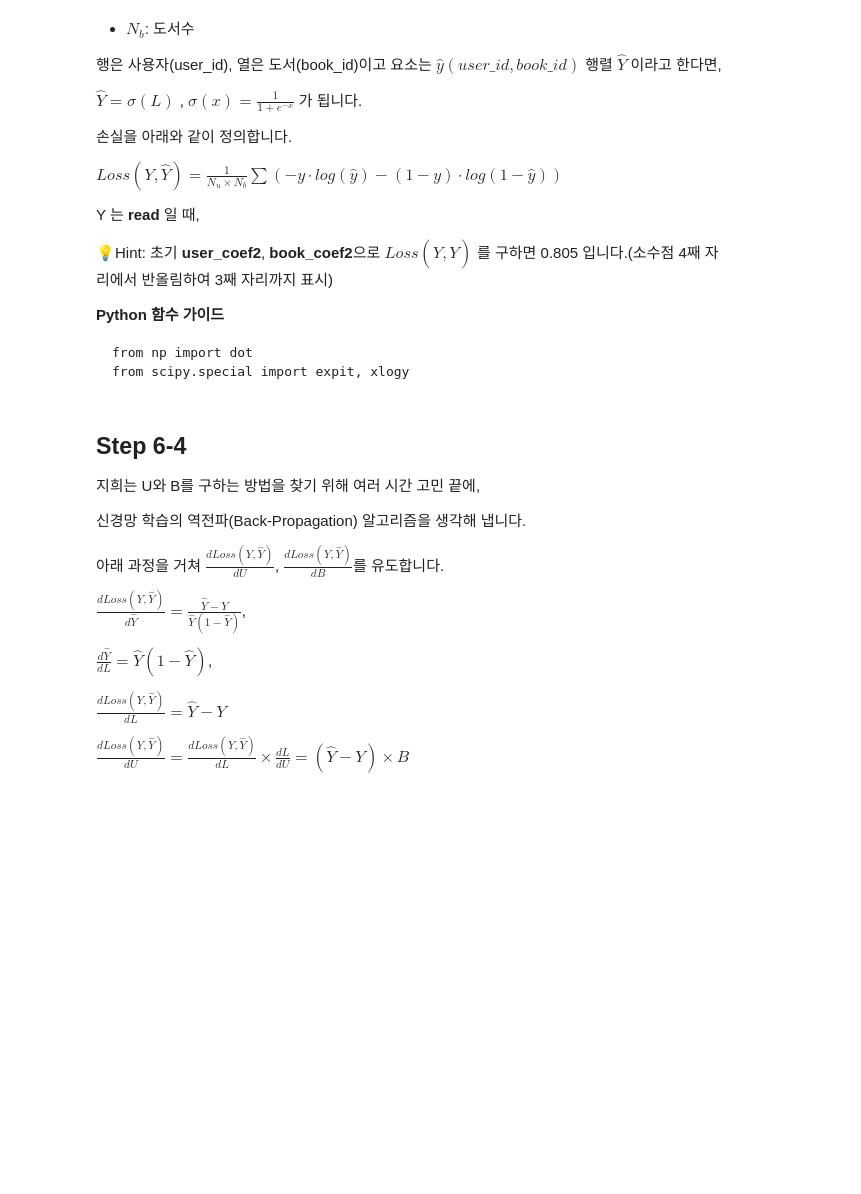
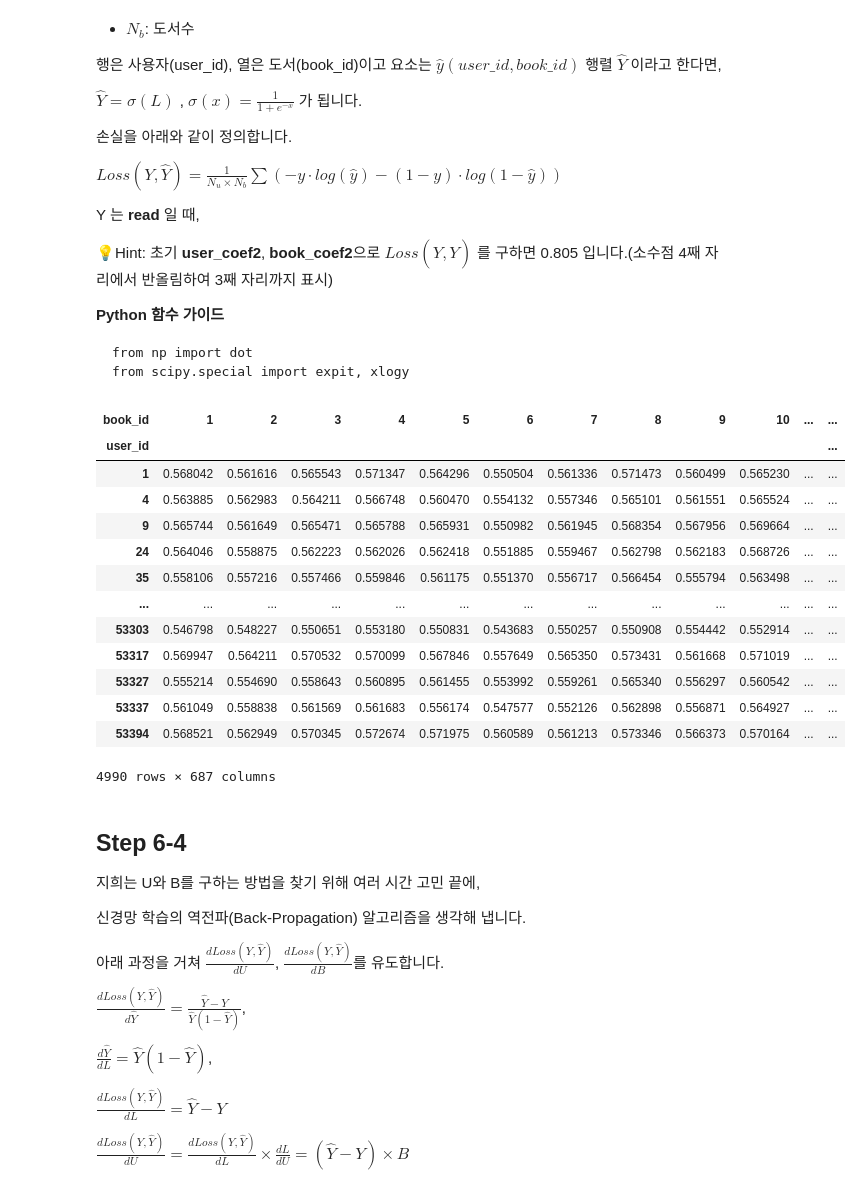
Before and after one commit to sunkusun9/DS_prob1_2510, a Jupyter notebook: prob_solution.ipynb, the cells around one changed output. Cells and saved outputs as stored; diff of their text form; code cells hidden in the pictures; blank space fills up the shorter version.

````diff
--- a/prob_solution.ipynb
+++ b/prob_solution.ipynb
@@ -2038,3 +2162,8 @@ Python 함수가이드
 ```
 pd.crosstab
 ```
+# %%
+df_read = pd.crosstab(
+    index = df_ratings['user_id'], columns = df_ratings['book_id']
+)
+df_read.head()
@@ -2058,6 +2196,15 @@ df_book_coef2 = pd.DataFrame(
     np.random.random(size=(df_read.shape[1], n)) * 1 / (n ** 0.5), index=df_read.columns
 )
 ```
+# %%
+np.random.seed(123)
+n = 64
+df_user_coef2 = pd.DataFrame(
+    np.random.random(size=(df_read.shape[0], n)) * 1 / (n ** 0.5), index=df_read.index
+)
+df_book_coef2 = pd.DataFrame(
+    np.random.random(size=(df_read.shape[1], n)) * 1 / (n ** 0.5), index=df_read.columns
+)
 # %% [markdown]
 ## Step 6-3
 
@@ -2120,6 +2267,29 @@ Y 는 **read** 일 때,
 from np import dot
 from scipy.special import expit, xlogy
 ```
+# %%
+from scipy.special import expit, xlogy
+df_prob = expit(
+    df_user_coef2.dot(
+        df_book_coef2.T
+    )
+)
+df_prob
+# %% [output]
+| book_id | 1 | 2 | 3 | 4 | 5 | 6 | 7 | 8 | 9 | 10 | ... | ... |
+| user_id |  |  |  |  |  |  |  |  |  |  |  | ... |
+| 1 | 0.568042 | 0.561616 | 0.565543 | 0.571347 | 0.564296 | 0.550504 | 0.561336 | 0.571473 | 0.560499 | 0.565230 | ... | ... |
+| 4 | 0.563885 | 0.562983 | 0.564211 | 0.566748 | 0.560470 | 0.554132 | 0.557346 | 0.565101 | 0.561551 | 0.565524 | ... | ... |
+| 9 | 0.565744 | 0.561649 | 0.565471 | 0.565788 | 0.565931 | 0.550982 | 0.561945 | 0.568354 | 0.567956 | 0.569664 | ... | ... |
+| 24 | 0.564046 | 0.558875 | 0.562223 | 0.562026 | 0.562418 | 0.551885 | 0.559467 | 0.562798 | 0.562183 | 0.568726 | ... | ... |
+| 35 | 0.558106 | 0.557216 | 0.557466 | 0.559846 | 0.561175 | 0.551370 | 0.556717 | 0.566454 | 0.555794 | 0.563498 | ... | ... |
+| ... | ... | ... | ... | ... | ... | ... | ... | ... | ... | ... | ... | ... |
+| 53303 | 0.546798 | 0.548227 | 0.550651 | 0.553180 | 0.550831 | 0.543683 | 0.550257 | 0.550908 | 0.554442 | 0.552914 | ... | ... |
+| 53317 | 0.569947 | 0.564211 | 0.570532 | 0.570099 | 0.567846 | 0.557649 | 0.565350 | 0.573431 | 0.561668 | 0.571019 | ... | ... |
+| 53327 | 0.555214 | 0.554690 | 0.558643 | 0.560895 | 0.561455 | 0.553992 | 0.559261 | 0.565340 | 0.556297 | 0.560542 | ... | ... |
+| 53337 | 0.561049 | 0.558838 | 0.561569 | 0.561683 | 0.556174 | 0.547577 | 0.552126 | 0.562898 | 0.556871 | 0.564927 | ... | ... |
+| 53394 | 0.568521 | 0.562949 | 0.570345 | 0.572674 | 0.571975 | 0.560589 | 0.561213 | 0.573346 | 0.566373 | 0.570164 | ... | ... |
+4990 rows × 687 columns
 # %% [markdown]
 ## Step 6-4
 
````
Also changed, not shown: parts of 26 cells of this notebook.
